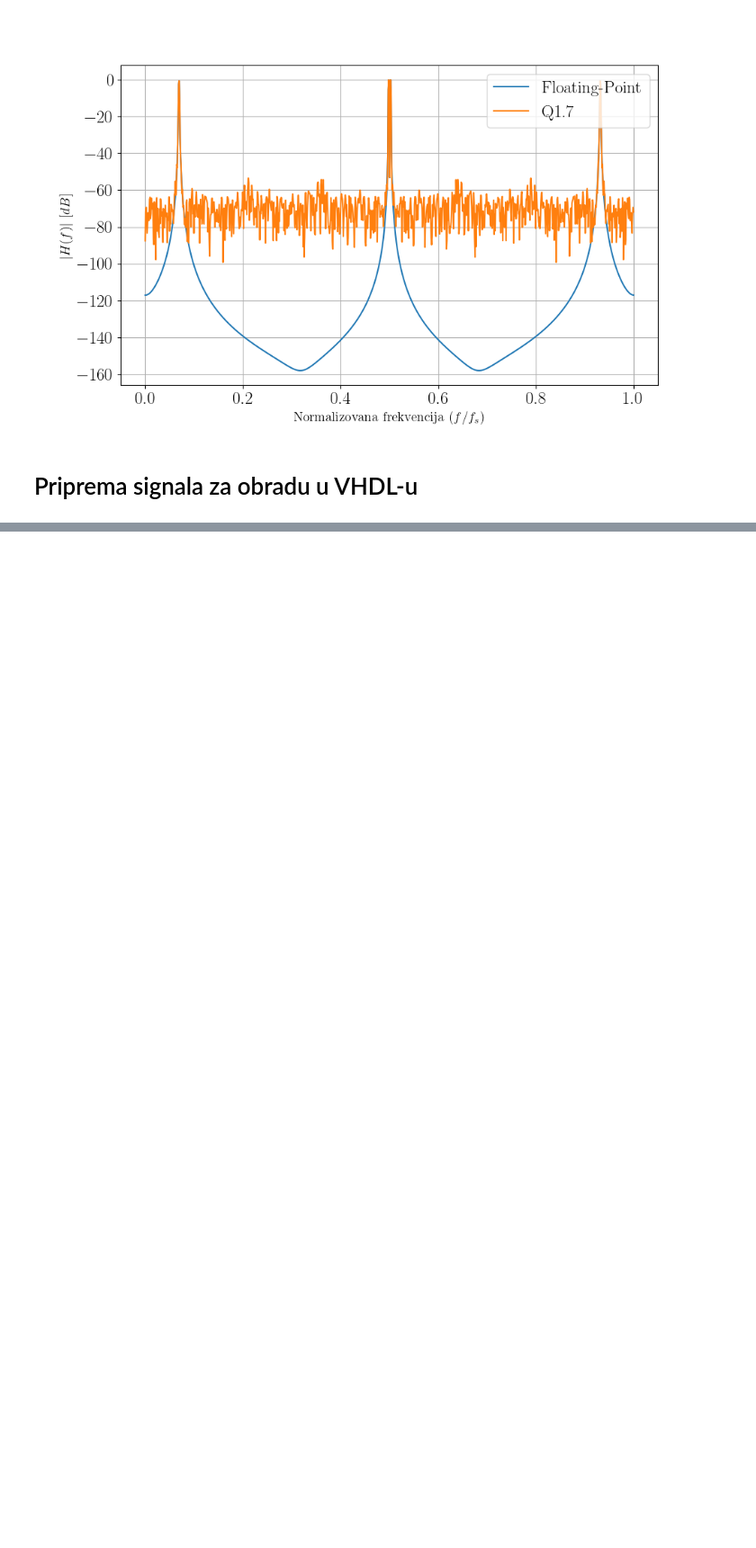
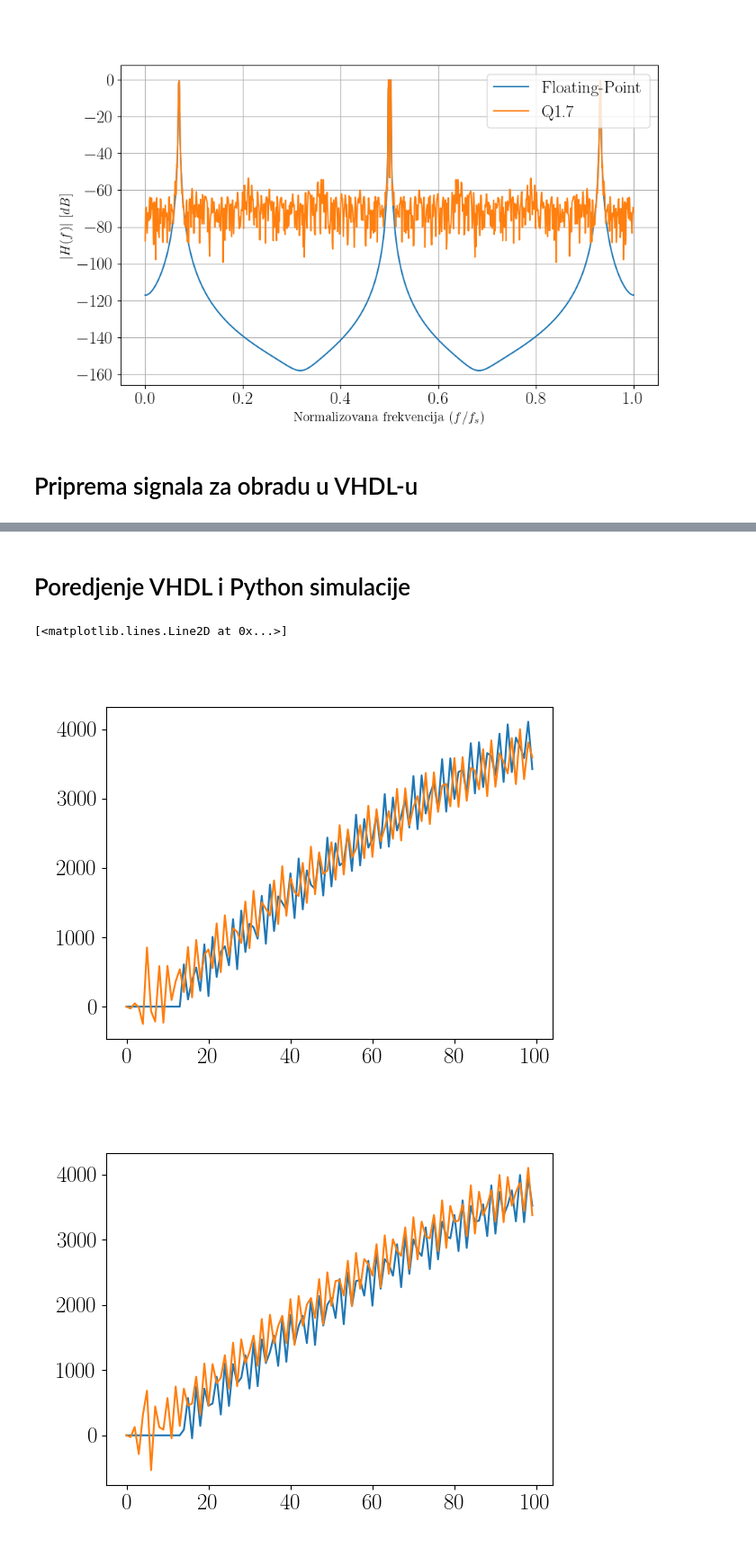
Before and after one commit to urosminoski/DPS, a Jupyter notebook: DPS_2023_3133_Uros_Minoski/python/sim_fir.ipynb, the cells around one changed output, grey strips where cells are left out. Shown at 90% size. Cells and saved outputs as stored; diff of their text form; code cells hidden in the pictures; blank space fills up the shorter version.

```diff
--- a/DPS_2023_3133_Uros_Minoski/python/sim_fir.ipynb
+++ b/DPS_2023_3133_Uros_Minoski/python/sim_fir.ipynb
@@ -136,0 +135,20 @@ FileNotFoundError: [Errno 2] No such file or directory: '../vhdl/fir_RAG/data/fi
+# %% [markdown]
+# Poredjenje VHDL i Python simulacije
+# %%
+xout_phase0_vhdl = np.loadtxt("../vhdl/fir_RAG/data/xout_phase0.txt", dtype=np.int32)
+xout_phase1_vhdl = np.loadtxt("../vhdl/fir_RAG/data/xout_phase1.txt", dtype=np.int32)
+
+xout_phase0_py = fir_transposed_q1n(xin_q1n, firCoeff_q1n_poly[0], n_frac, saturate=False)
+xout_phase1_py = fir_transposed_q1n(xin_q1n, firCoeff_q1n_poly[1], n_frac, saturate=False)
+
+plt.figure()
+plt.plot(xout_phase0_vhdl[:100])
+plt.plot(xout_phase0_py[:100])
+
+plt.figure()
+plt.plot(xout_phase1_vhdl[:100])
+plt.plot(xout_phase1_py[:100])
+# %% [output]
+[<matplotlib.lines.Line2D at 0x...>]
+[figure, added]
+[figure, added]
```
Also changed, not shown: parts of 1 cell of this notebook, 2 other files.
